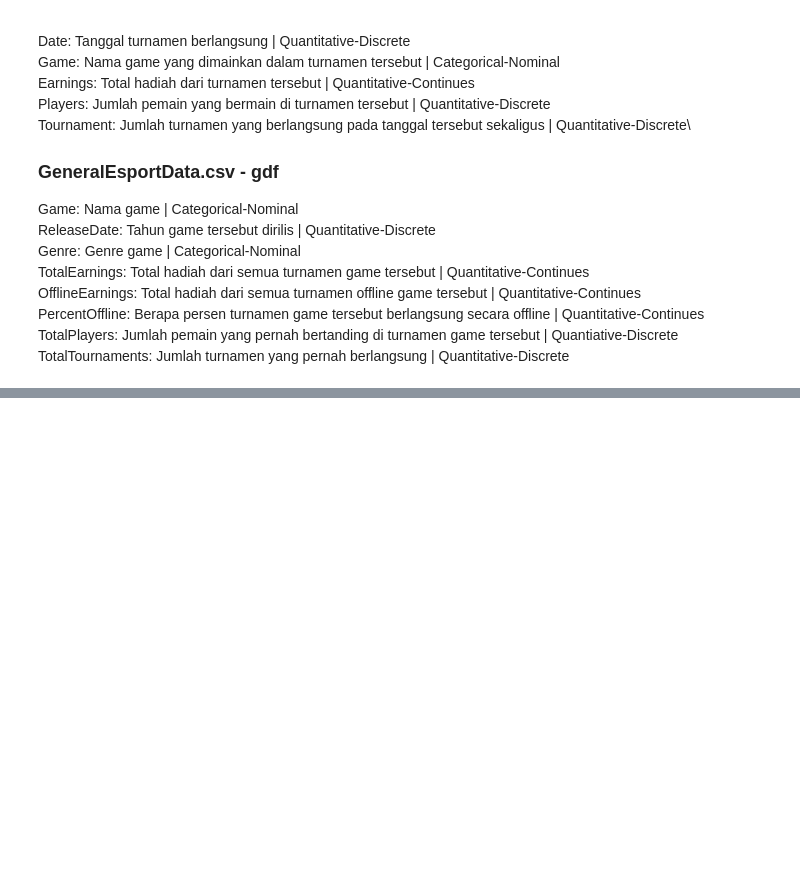
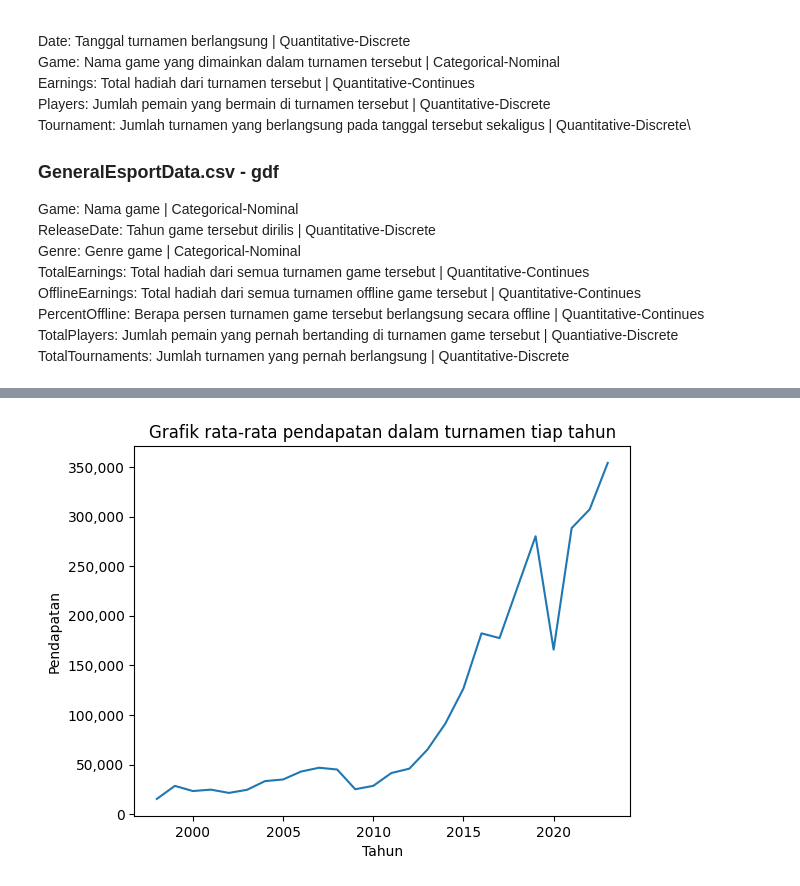
Before and after one commit to VicoSilalahi/Tubes-KU1102-K19-2, a Jupyter notebook: Tubes-2/main.ipynb, the cells around one changed output, grey strips where cells are left out. Cells and saved outputs as stored; diff of their text form; code cells hidden in the pictures; blank space fills up the shorter version.

```diff
--- a/Tubes-2/main.ipynb
+++ b/Tubes-2/main.ipynb
@@ -86,0 +393,15 @@ hdf_g.head()
+# %%
+df3 = hdfbersih.groupby("Year")["Earnings"].mean()
+pd.set_option('display.float_format', '{:.0f}'.format)
+
+ax = df3.plot(kind="line", stacked=True, title="Grafik rata-rata pendapatan dalam turnamen tiap tahun", xlabel="Tahun", ylabel="Pendapatan dalam turnamen (Rp)")
+ax.yaxis.set_major_formatter(plt.FuncFormatter(lambda x, loc: "{:,}".format(int(x))))
+
+# Menambahkan label sumbu x dan sumbu y
+plt.xlabel('Tahun')
+plt.ylabel('Pendapatan')
+
+# Menampilkan plot
+plt.show()
+# %% [output]
+[figure, added]
```
Also changed, not shown: parts of 47 cells of this notebook, 3 other files.
